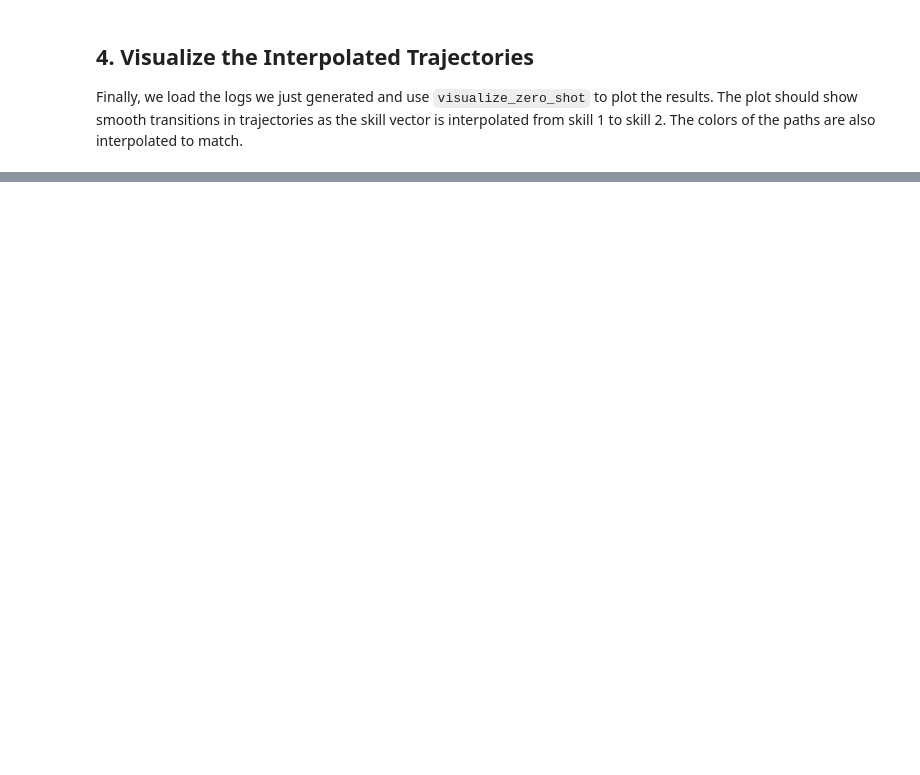
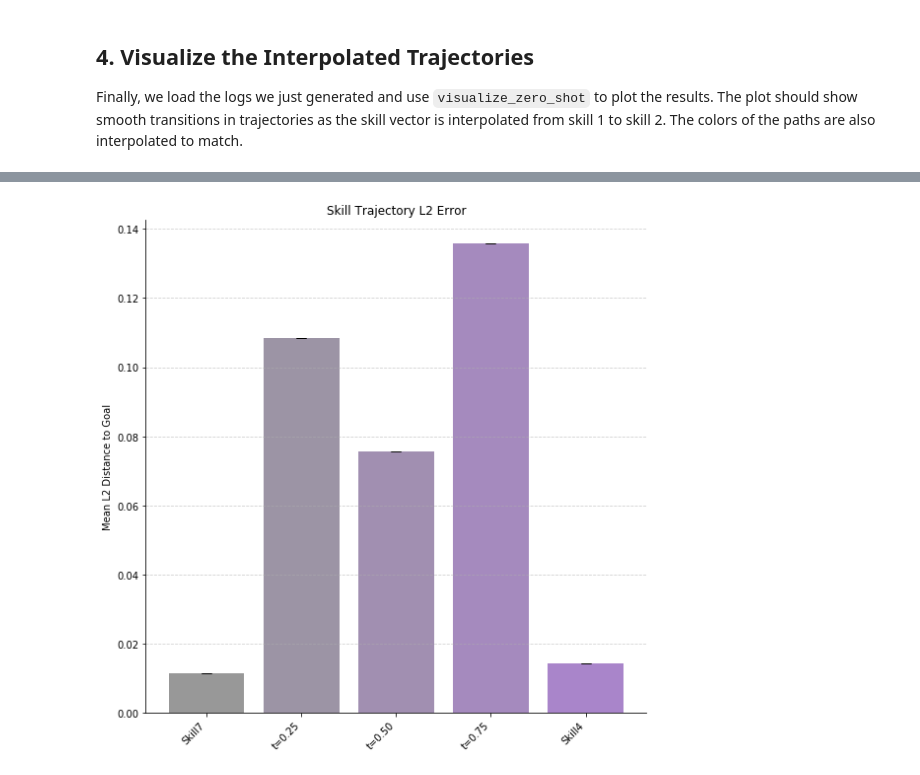
Before and after one commit to HiverXD/edl, a Jupyter notebook: notebooks/square_maze_zero_shot.ipynb, the cells around one changed output, grey strips where cells are left out. Saved outputs shown, nothing was run; the diff lists cells and outputs as text; code cells hidden in the pictures; blank space fills up the shorter version.

Commit message:
(feat) L2 distance (s* <> actual reached state) log & visualization

```diff
--- a/notebooks/square_maze_zero_shot.ipynb
+++ b/notebooks/square_maze_zero_shot.ipynb
@@ -173,0 +174,13 @@ plt.show()
+# %%
+fig, ax = plt.subplots(1, 1, figsize=(8, 8))
+visualize_traj_L2_error_bar_plot(
+    zero_shot_log_dir,
+    exp,
+    skill_idx_1=skill_idx_1,
+    skill_idx_2=skill_idx_2,
+    ax=ax
+)
+plt.tight_layout()
+plt.show()
+# %% [output]
+[figure, added]
```
Also changed, not shown: parts of 4 cells of this notebook, 2 other files.
